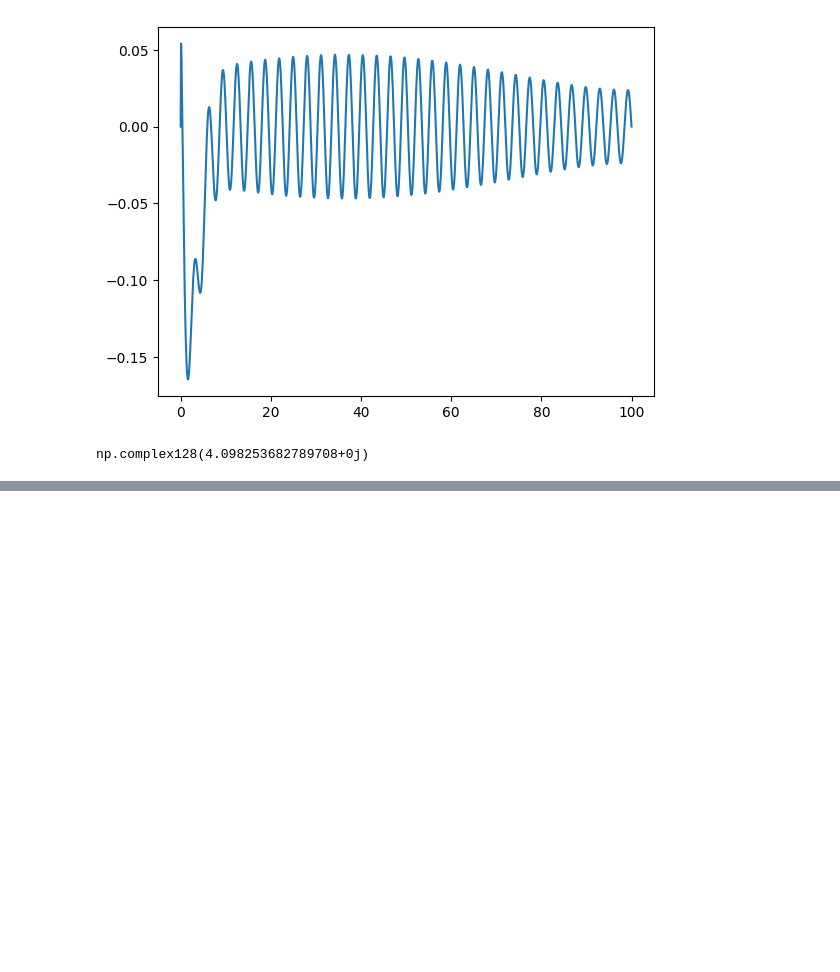
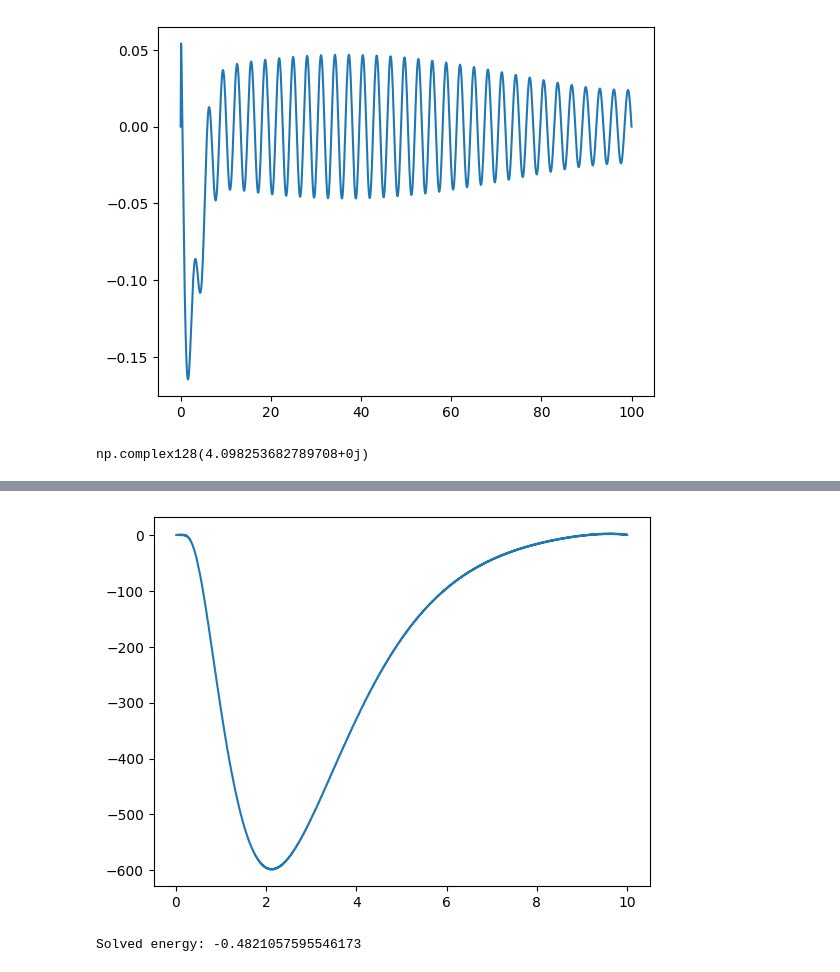
Before and after one commit to zanevc5555/physics-applets, a Jupyter notebook: Coulombic_atom_eff_theory.ipynb, the cells around one changed output, grey strips where cells are left out. Cells and saved outputs as stored; diff of their text form; code cells hidden in the pictures; blank space fills up the shorter version.

```diff
--- a/Coulombic_atom_eff_theory.ipynb
+++ b/Coulombic_atom_eff_theory.ipynb
@@ -142,0 +213,16 @@ np.complex128(4.098253682789708+0j)
+# %%
+def bvp_func2(r, psi, E):
+    ddivpsi =  -2*(E[0] + 1/r - r**(-4))*psi[0]
+    return np.vstack((psi[1], ddivpsi))
+
+sol2 = solve_bvp(bvp_func2, bc,
+                r, psi_guess, p=E_guess, tol=1e-6)
+# %%
+plt.plot(r, sol2.sol(r)[0])
+plt.show()
+# %% [output]
+[figure, added]
+# %%
+print("Solved energy:", sol.p[0])
+# %% [output]
+Solved energy: -0.4821057595546173
```
Also changed, not shown: parts of 13 cells of this notebook.
